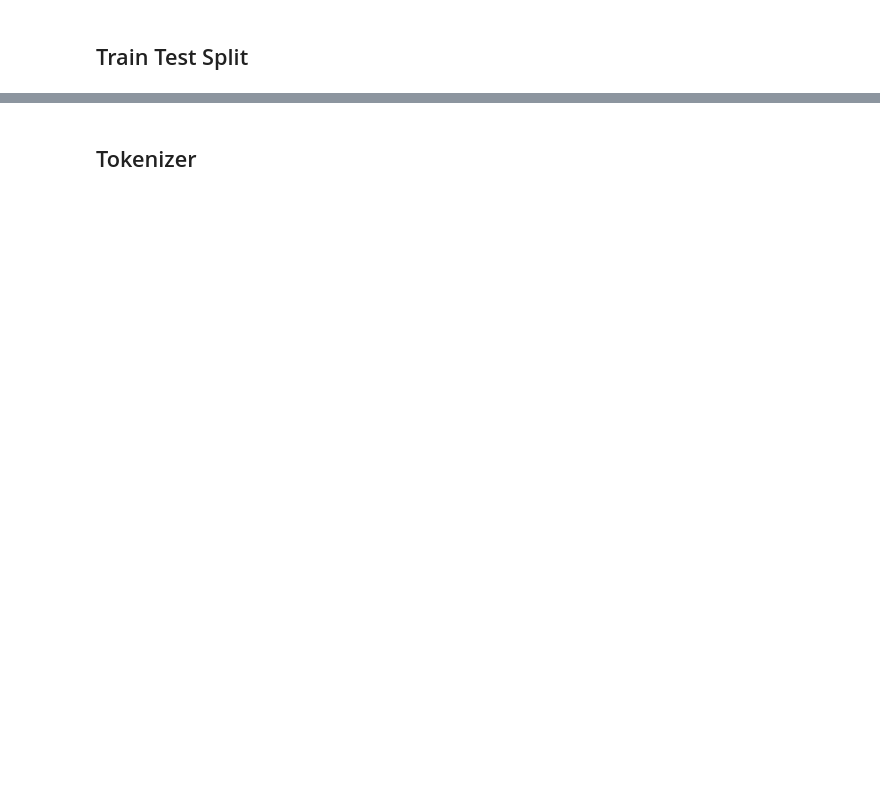
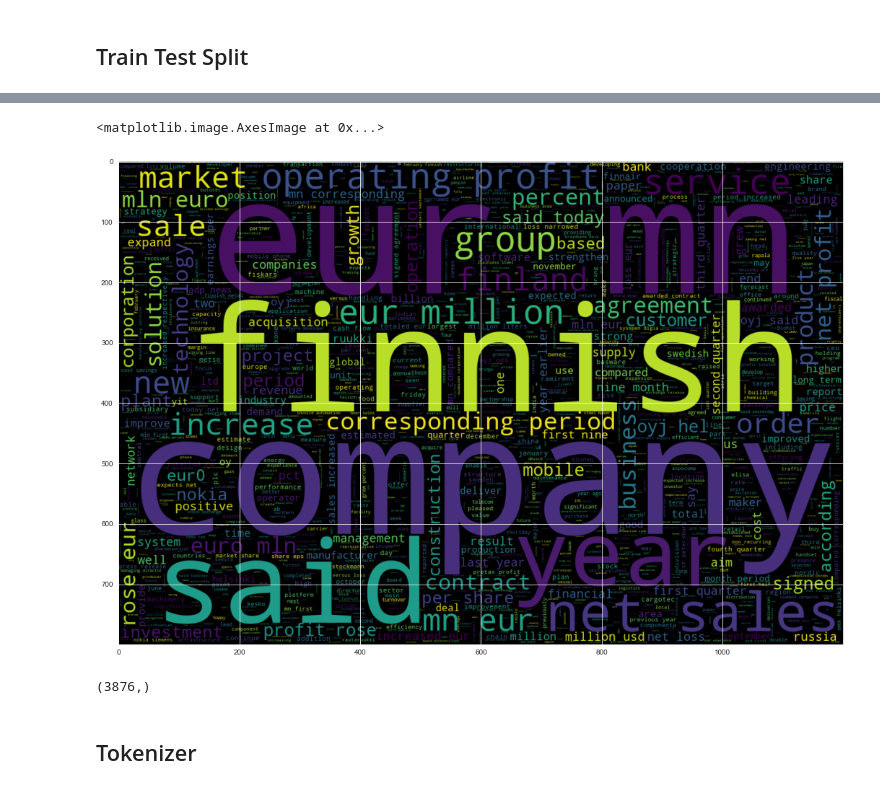
Before and after one commit to thomaskbrown18/financial_news_nlp, a Jupyter notebook: Scratch Paper.ipynb, the cells around one changed output, grey strips where cells are left out. Cells and saved outputs as stored; diff of their text form; code cells hidden in the pictures; blank space fills up the shorter version.

```diff
--- a/Scratch Paper.ipynb
+++ b/Scratch Paper.ipynb
@@ -150,0 +150,8 @@ test_labels = df.Sentiment[train_size:]
+# %%
+x_train,x_test,y_train,y_test = train_test_split(df.Headline, df.Sentiment,
+                                                 test_size = 0.2 ,
+                                                 random_state = 0)
+# %%
+pos = x_train[y_train[y_train== 2].index]
+neg = x_train[y_train[y_train== 0].index]
+neutral = x_train[y_train[y_train== 1].index]
@@ -151,3 +171,15 @@ test_labels = df.Sentiment[train_size:]
+# %%
+from wordcloud import WordCloud
+plt.figure(figsize = (18,24)) # Text Reviews with positive Ratings
+wordcloud = WordCloud(min_font_size = 3,  max_words = 2500 , width = 1200 , height = 800).generate(" ".join(pos))
+plt.imshow(wordcloud,interpolation = 'bilinear')
+# %% [output]
+<matplotlib.image.AxesImage at 0x...>
+[figure, added]
+# %%
+x_train.shape
+# %% [output]
+(3876,)
 # %% [markdown]
 ## Tokenizer
 # %%
```
Also changed, not shown: parts of 13 cells of this notebook, 1 other file.
